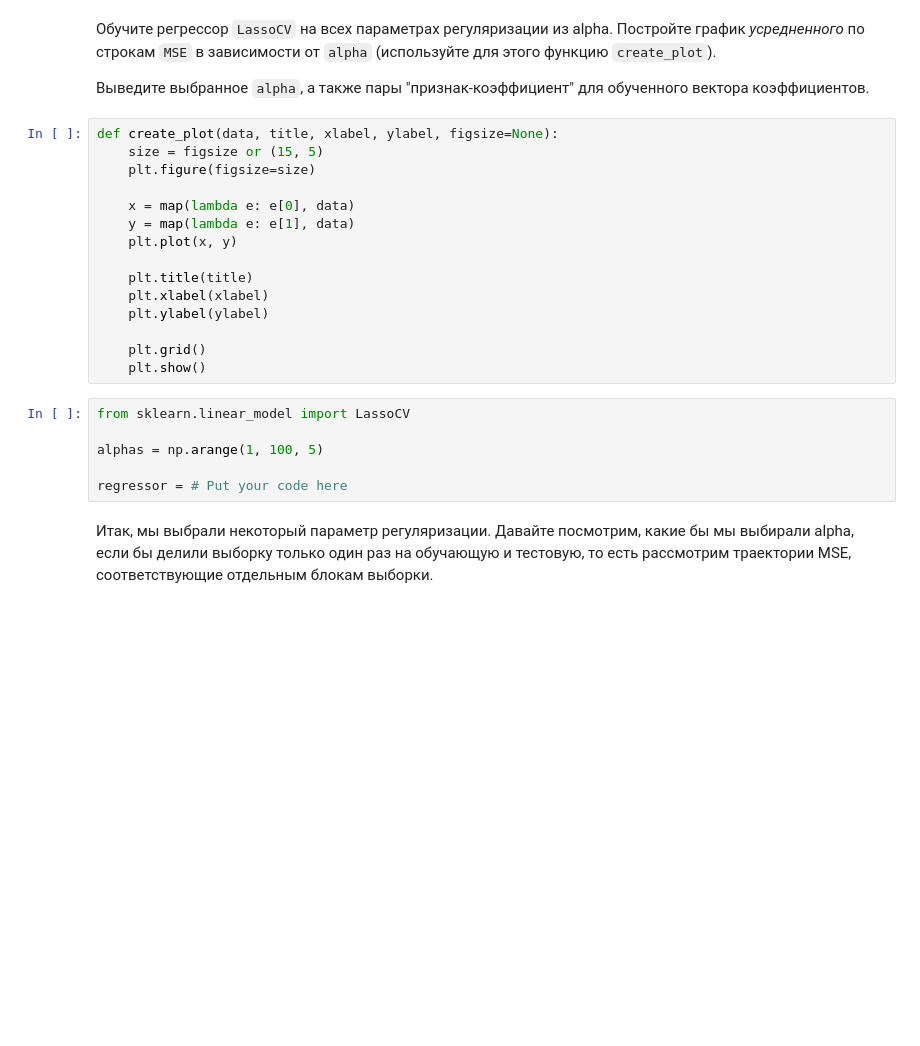
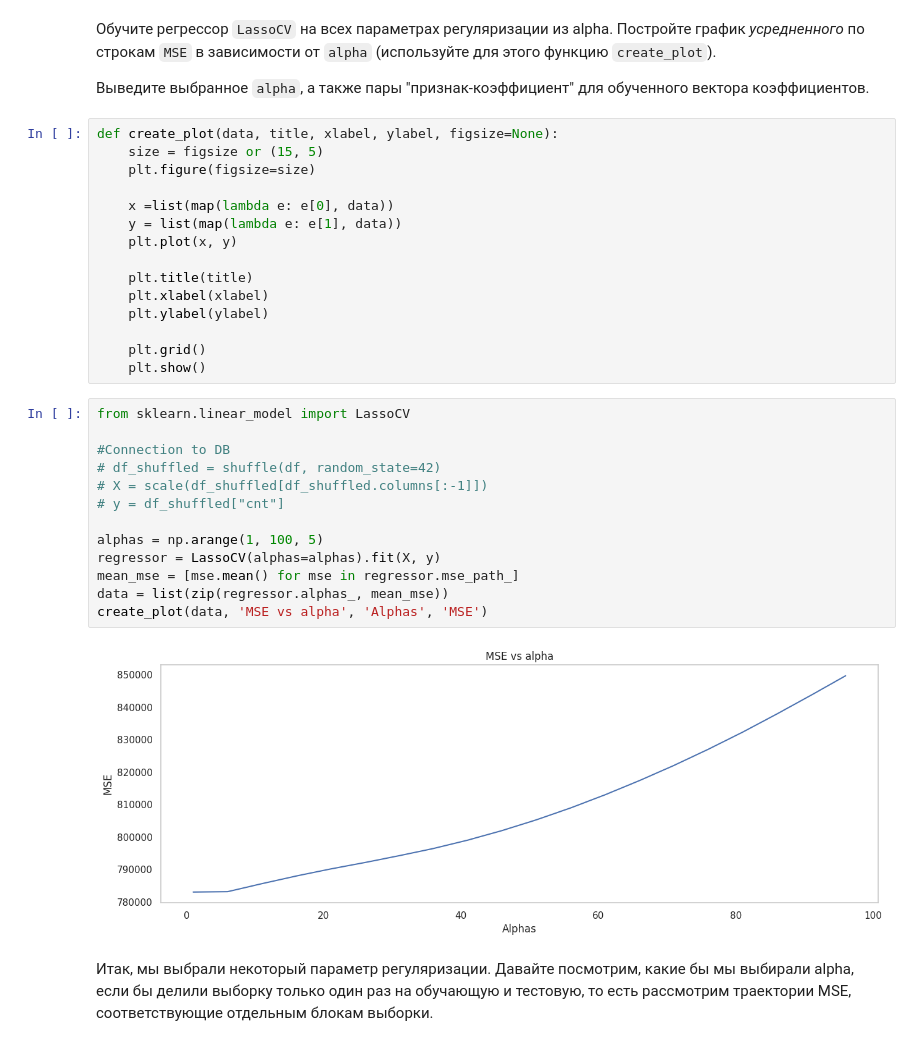
Before and after one commit to a33211/Data-science-homeworks, a Jupyter notebook: "Homework_4_OverfittingHomeWork_ipynb".ipynb, the cells around one changed output. Drawn from its saved outputs; the diff is of its cells as text; blank space fills up the shorter version.

```diff
--- a/"Homework_4_OverfittingHomeWork_ipynb".ipynb
+++ b/"Homework_4_OverfittingHomeWork_ipynb".ipynb
@@ -339,8 +328,8 @@ def create_plot(data, title, xlabel, ylabel, figsize=None):
     size = figsize or (15, 5)
     plt.figure(figsize=size)
 
-    x = map(lambda e: e[0], data)
-    y = map(lambda e: e[1], data)
+    x =list(map(lambda e: e[0], data))
+    y = list(map(lambda e: e[1], data))
     plt.plot(x, y)
 
     plt.title(title)
@@ -349,12 +338,21 @@ def create_plot(data, title, xlabel, ylabel, figsize=None):
 
     plt.grid()
     plt.show()
-# %%
-from sklearn.linear_model import LassoCV
-
-alphas = np.arange(1, 100, 5)
-
-regressor = # Put your code here
+# %%
+from sklearn.linear_model import LassoCV
+
+#Connection to DB
+# df_shuffled = shuffle(df, random_state=42)
+# X = scale(df_shuffled[df_shuffled.columns[:-1]])
+# y = df_shuffled["cnt"]
+
+alphas = np.arange(1, 100, 5)
+regressor = LassoCV(alphas=alphas).fit(X, y)
+mean_mse = [mse.mean() for mse in regressor.mse_path_]
+data = list(zip(regressor.alphas_, mean_mse))
+create_plot(data, 'MSE vs alpha', 'Alphas', 'MSE')
+# %% [output]
+[figure, added]
 # %% [markdown]
 Итак, мы выбрали некоторый параметр регуляризации. Давайте посмотрим, какие бы мы выбирали alpha, если бы делили выборку только один раз на обучающую и тестовую, то есть рассмотрим траектории MSE, соответствующие отдельным блокам выборки.
 # %% [markdown]
```
Also changed, not shown: parts of 4 cells of this notebook.
